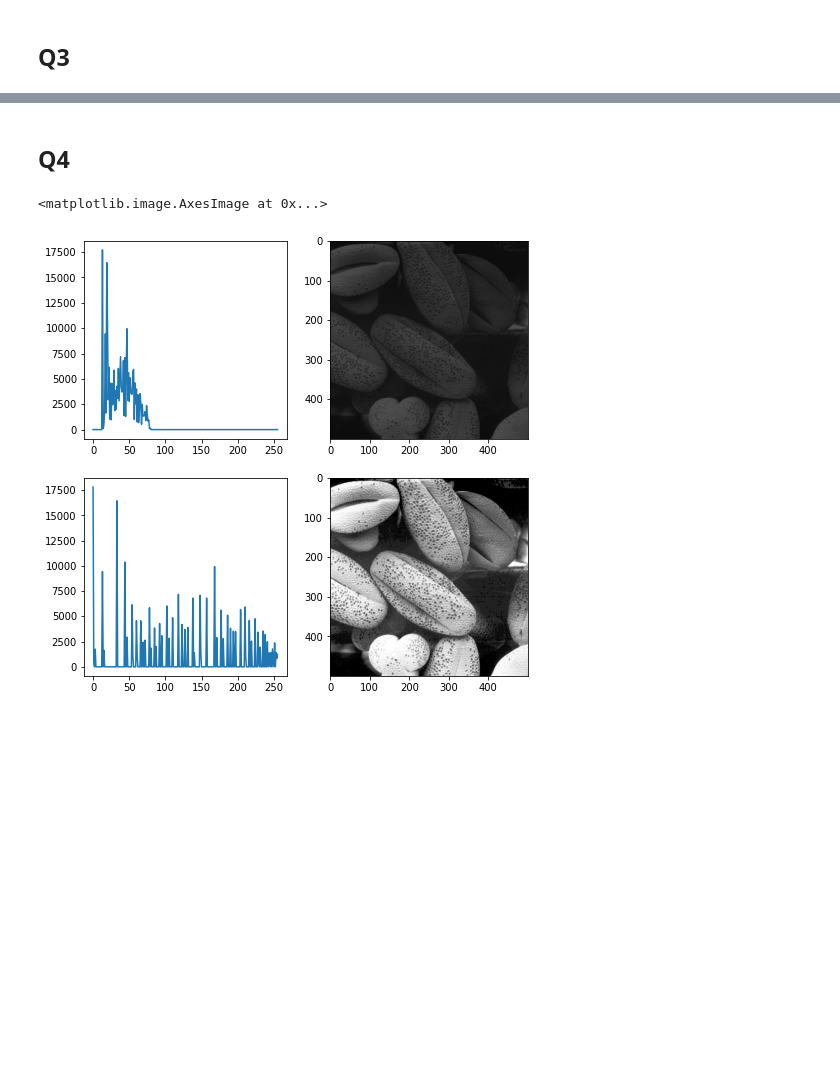
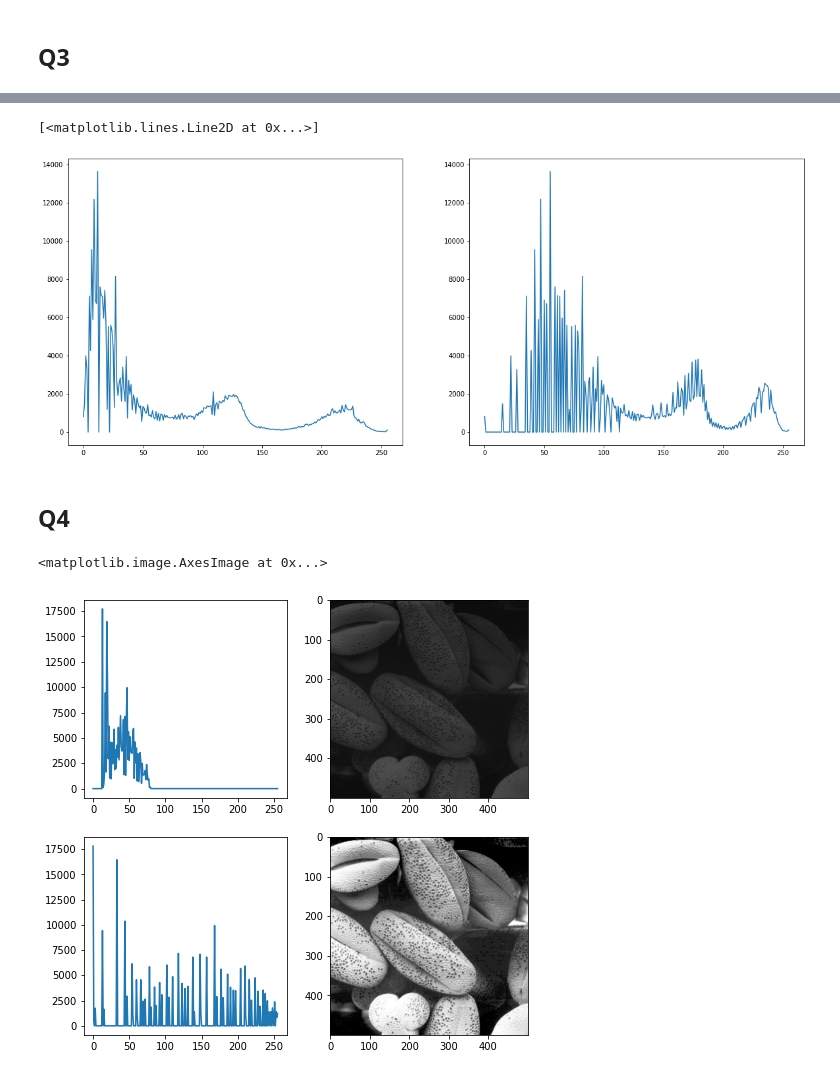
Before and after one commit to muditha11/ImageProcessingAndMachineVision, a Jupyter notebook: assignment 1/assignment1.ipynb, the cells around one changed output, grey strips where cells are left out. Drawn from its saved outputs; the diff is of its cells as text; code cells hidden in the pictures; blank space fills up the shorter version.

```diff
--- a/assignment 1/assignment1.ipynb
+++ b/assignment 1/assignment1.ipynb
@@ -130,3 +127,13 @@ for gamma in g:
+# %%
+hist_f = cv2.calcHist([L],[0],None,[256],[0,256])
+hist_g = cv2.calcHist([transformed_L],[0],None,[256],[0,256])
+
+fig, ax  = plt.subplots(1,2,figsize = (20,8))
+ax[0].plot(hist_f)
+ax[1].plot(hist_g)
+# %% [output]
+[<matplotlib.lines.Line2D at 0x...>]
+[figure, added]
 # %% [markdown]
 ## Q4
 # %%
```
Also changed, not shown: parts of 3 cells of this notebook.
